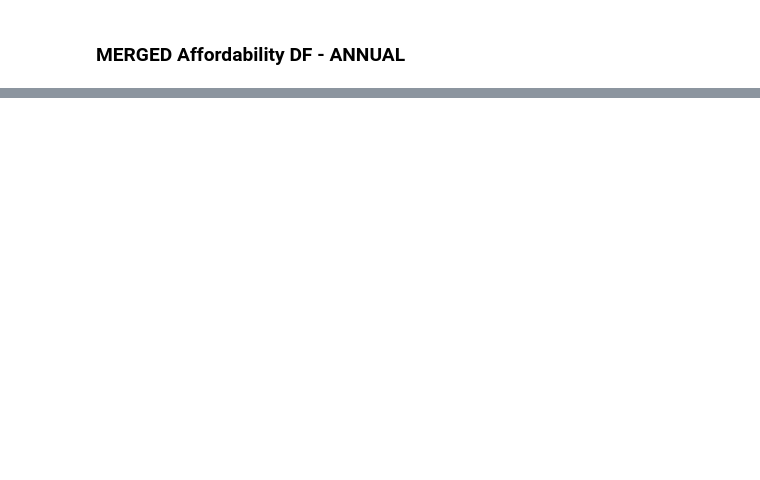
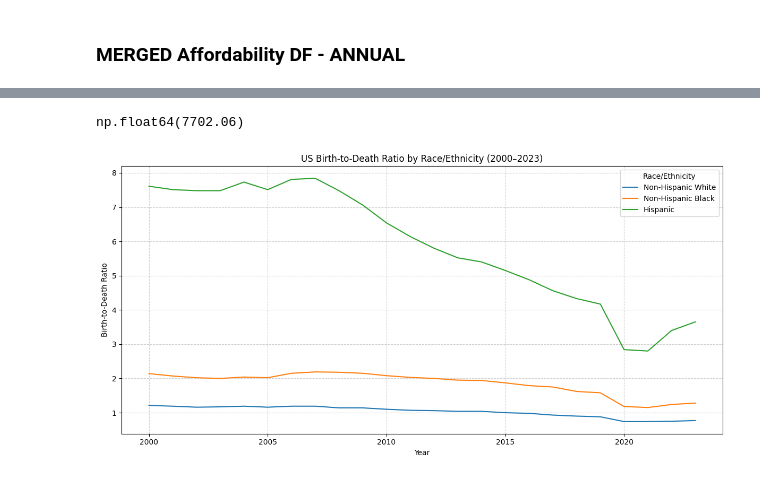
Before and after one commit to wallscreet/gov-data, a Jupyter notebook: notebook.ipynb, the cells around one changed output, grey strips where cells are left out. Cells and saved outputs as stored; diff of their text form; code cells hidden in the pictures; blank space fills up the shorter version.

Commit message:
Add US births and deaths dataset from 2000 to 2023 by race/ethnicity

```diff
--- a/notebook.ipynb
+++ b/notebook.ipynb
@@ -459,5 +579,7 @@ df_merged.tail(50)
 # %%
-scale_for_inflation(cpi_df=cpi_df, from_year=1986, to_year=2025, amount=130000)
+scale_for_inflation(cpi_df=cpi_df, from_year=2024, to_year=1990, amount=18228)
+# %% [output]
+np.float64(7702.06)
 # %%
 # Expense to Income Ratios - goods variety
 
@@ -465,3 +587,44 @@ scale_for_inflation(cpi_df=cpi_df, from_year=1986, to_year=2025, amount=130000)
 
 # Disposable Income Share
 # 100% - (sum of essential expenses)
+# %%
+import pandas as pd
+import matplotlib.pyplot as plt
+
+def plot_birth_death_ratios():
+    """
+    Plot Birth-to-Death Ratios for White, Black, and Hispanic groups.
+
+    Args:
+        df (pd.DataFrame): Must contain columns ["Year", "RaceEthnicity", "BirthDeathRatio"]
+    """
+    race_map = {
+        "white": "Non-Hispanic White",
+        "black": "Non-Hispanic Black",
+        "hispanic": "Hispanic",
+    }
+
+    df = pd.read_csv("static_datasets/us_births_deaths.csv")
+
+    # Filter only the 3 race categories
+    df_filtered = df[df["RaceEthnicity"].isin(race_map.values())]
+
+    # Pivot for easier plotting
+    df_pivot = df_filtered.pivot(index="Year", columns="RaceEthnicity", values="BirthDeathRatio")
+
+    # Plot
+    plt.figure(figsize=(12, 6))
+    for race_label in race_map.values():
+        plt.plot(df_pivot.index, df_pivot[race_label], label=race_label)
+
+    plt.title("US Birth-to-Death Ratio by Race/Ethnicity (2000–2023)")
+    plt.xlabel("Year")
+    plt.ylabel("Birth-to-Death Ratio")
+    plt.legend(title="Race/Ethnicity")
+    plt.grid(True, linestyle="--", alpha=0.6)
+    plt.tight_layout()
+    plt.show()
+# %%
+chart = plot_birth_death_ratios()
+# %% [output]
+[figure, added]
```
Also changed, not shown: parts of 17 cells of this notebook, 5 other files.
